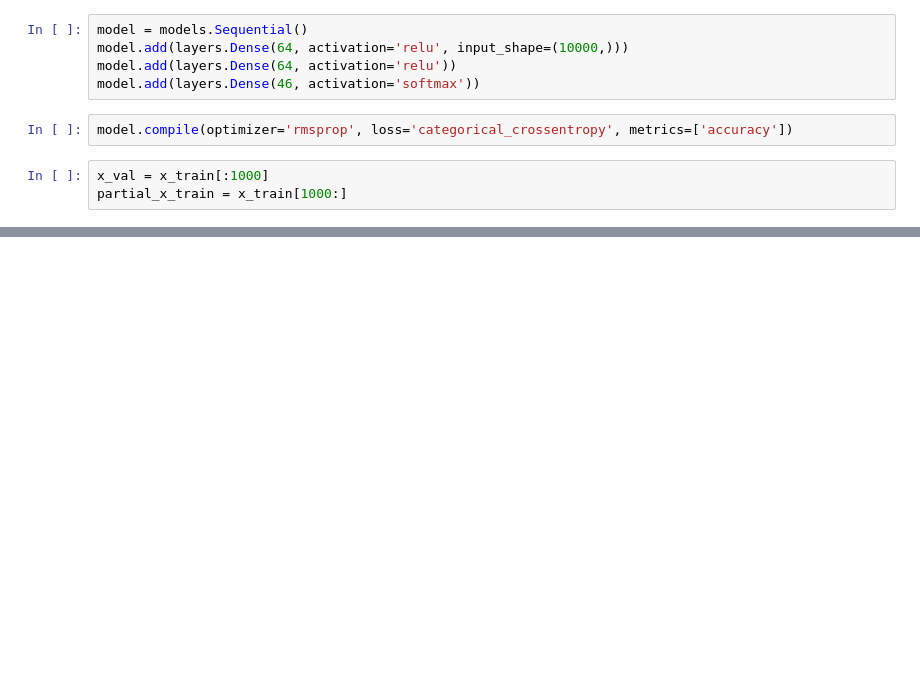
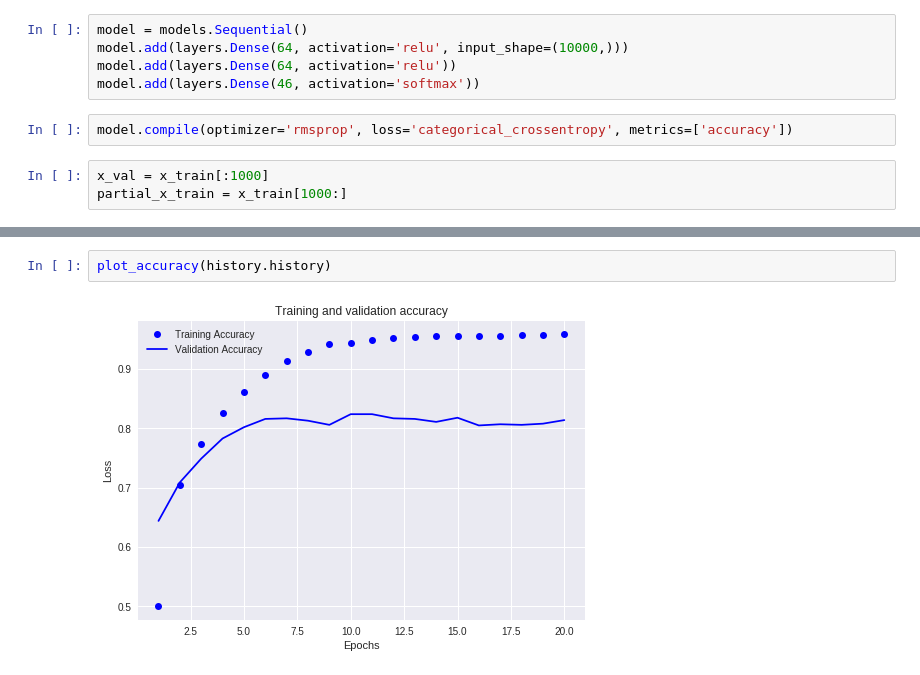
Before and after one commit to drhollander/DeepLearningWithPython, a Jupyter notebook: DeepLearningWithPythonCH03.ipynb, the cells around one changed output, grey strips where cells are left out. Cells and saved outputs as stored; diff of their text form; blank space fills up the shorter version.

```diff
--- a/DeepLearningWithPythonCH03.ipynb
+++ b/DeepLearningWithPythonCH03.ipynb
@@ -338,0 +377,4 @@ partial_y_train = y_train[1000:]
+# %%
+plot_accuracy(history.history)
+# %% [output]
+[figure, added]
```
Also changed, not shown: parts of 14 cells of this notebook.
